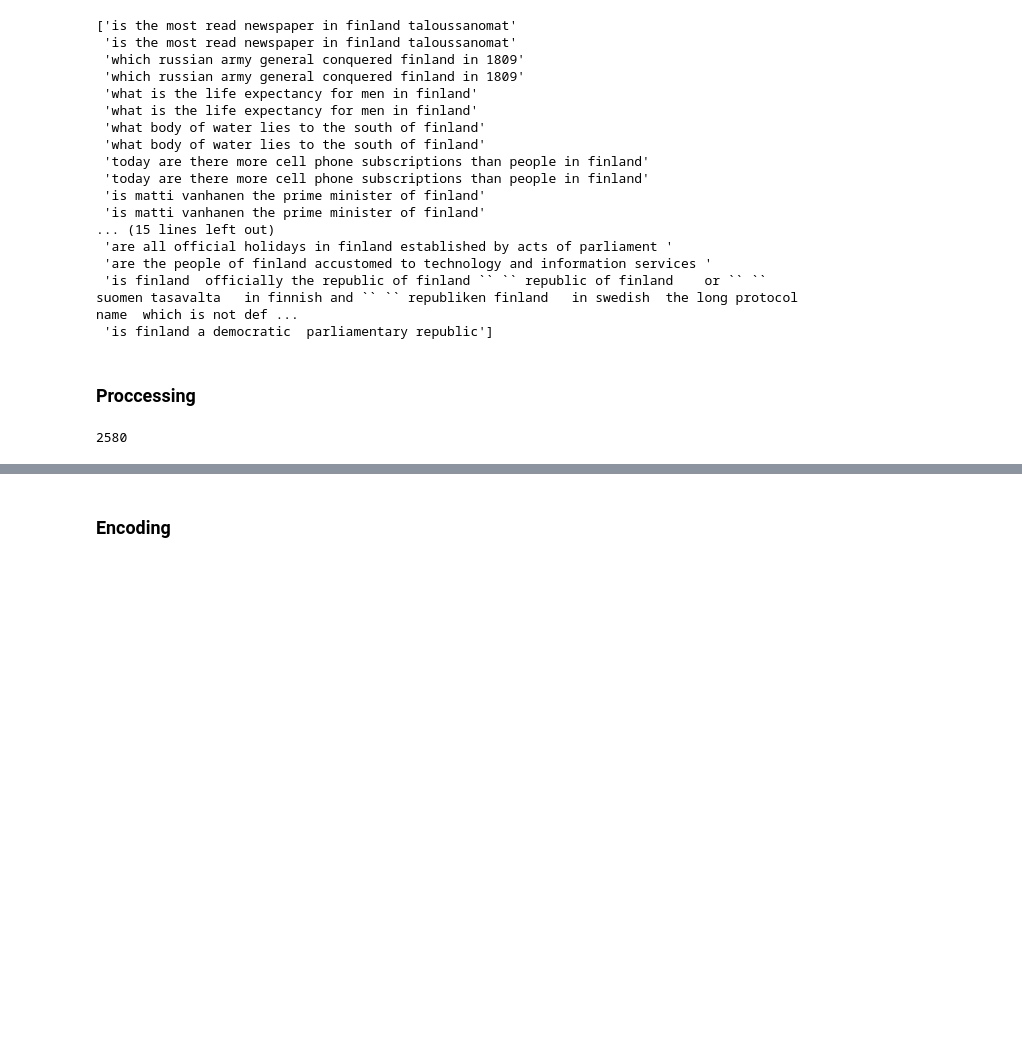
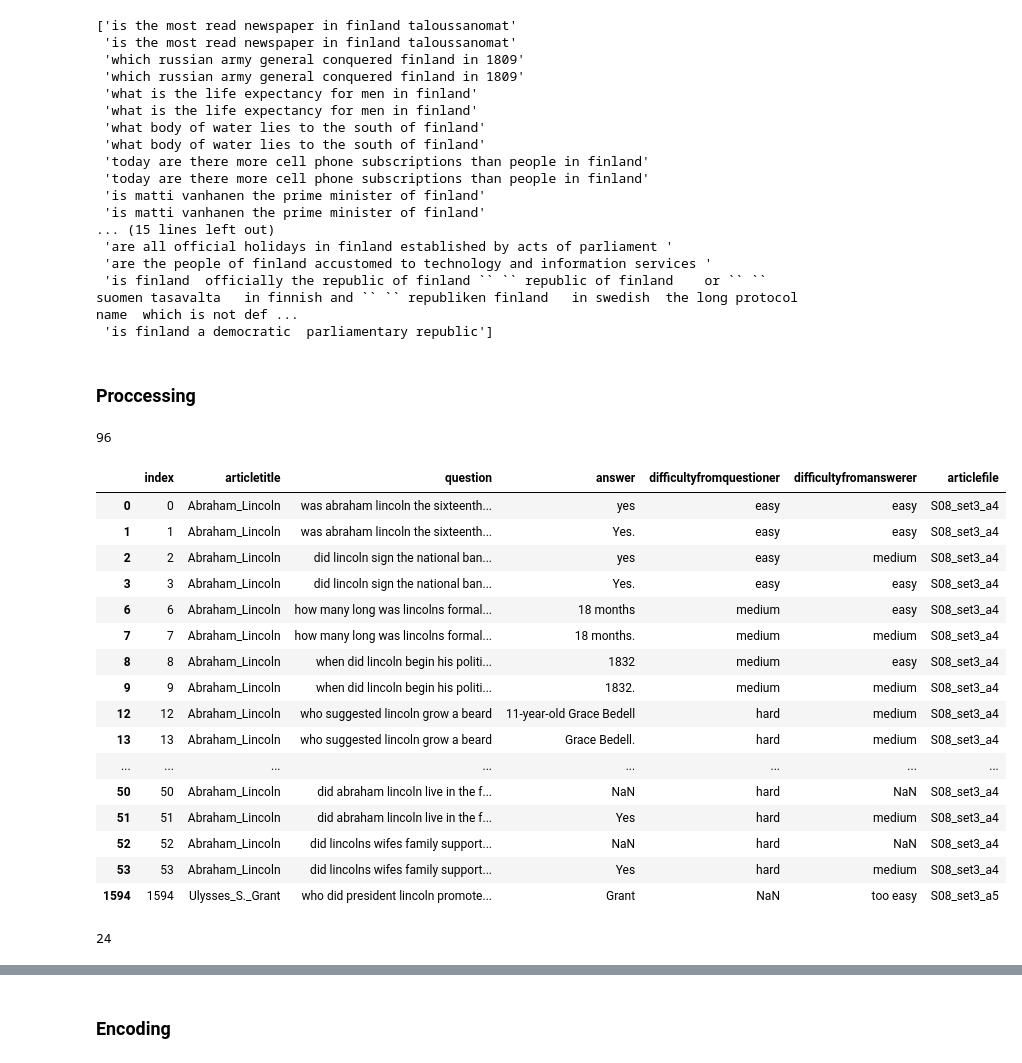
Before and after one commit to mytnguyen26/language-helper, a Jupyter notebook: analysis/cleaning_data.ipynb, the cells around one changed output, grey strips where cells are left out. Drawn from its saved outputs; the diff is of its cells as text; code cells hidden in the pictures; blank space fills up the shorter version.

```diff
--- a/analysis/cleaning_data.ipynb
+++ b/analysis/cleaning_data.ipynb
@@ -207,14 +207,39 @@ def count_words():
     """
     pass
 # %%
+# narrow dataframe to just Abraham Lincoln
+dataframe = dataframe[dataframe["question"].str.contains("lincoln")]
 sentences = create_tokens(dataframe, "question")
 vocabulary_mapping, list_of_vocab = create_vocab_mapping(sentences)
 input_size = len(vocabulary_mapping)
 input_size
 # %% [output]
-2580
+96
+# %%
+dataframe
+# %% [output]
+|  | index | articletitle | question | answer | difficultyfromquestioner | difficultyfromanswerer | articlefile |
+| 0 | 0 | Abraham_Lincoln | was abraham lincoln the sixteenth... | yes | easy | easy | S08_set3_a4 |
+| 1 | 1 | Abraham_Lincoln | was abraham lincoln the sixteenth... | Yes. | easy | easy | S08_set3_a4 |
+| 2 | 2 | Abraham_Lincoln | did lincoln sign the national ban... | yes | easy | medium | S08_set3_a4 |
+| 3 | 3 | Abraham_Lincoln | did lincoln sign the national ban... | Yes. | easy | easy | S08_set3_a4 |
+| 6 | 6 | Abraham_Lincoln | how many long was lincolns formal... | 18 months | medium | easy | S08_set3_a4 |
+| 7 | 7 | Abraham_Lincoln | how many long was lincolns formal... | 18 months. | medium | medium | S08_set3_a4 |
+| 8 | 8 | Abraham_Lincoln | when did lincoln begin his politi... | 1832 | medium | easy | S08_set3_a4 |
+| 9 | 9 | Abraham_Lincoln | when did lincoln begin his politi... | 1832. | medium | medium | S08_set3_a4 |
+| 12 | 12 | Abraham_Lincoln | who suggested lincoln grow a beard | 11-year-old Grace Bedell | hard | medium | S08_set3_a4 |
+| 13 | 13 | Abraham_Lincoln | who suggested lincoln grow a beard | Grace Bedell. | hard | medium | S08_set3_a4 |
+| ... | ... | ... | ... | ... | ... | ... | ... |
+| 50 | 50 | Abraham_Lincoln | did abraham lincoln live in the f... | NaN | hard | NaN | S08_set3_a4 |
+| 51 | 51 | Abraham_Lincoln | did abraham lincoln live in the f... | Yes | hard | medium | S08_set3_a4 |
+| 52 | 52 | Abraham_Lincoln | did lincolns wifes family support... | NaN | hard | NaN | S08_set3_a4 |
+| 53 | 53 | Abraham_Lincoln | did lincolns wifes family support... | Yes | hard | medium | S08_set3_a4 |
+| 1594 | 1594 | Ulysses_S._Grant | who did president lincoln promote... | Grant | NaN | too easy | S08_set3_a5 |
 # %%
 # dict(sorted(list_of_vocab.items(), key=lambda item: item[0]))
+len(sentences)
+# %% [output]
+24
 # %%
 vocabulary_mapping
 # %% [output]
```
Also changed, not shown: parts of 11 cells of this notebook, 2 other files.
